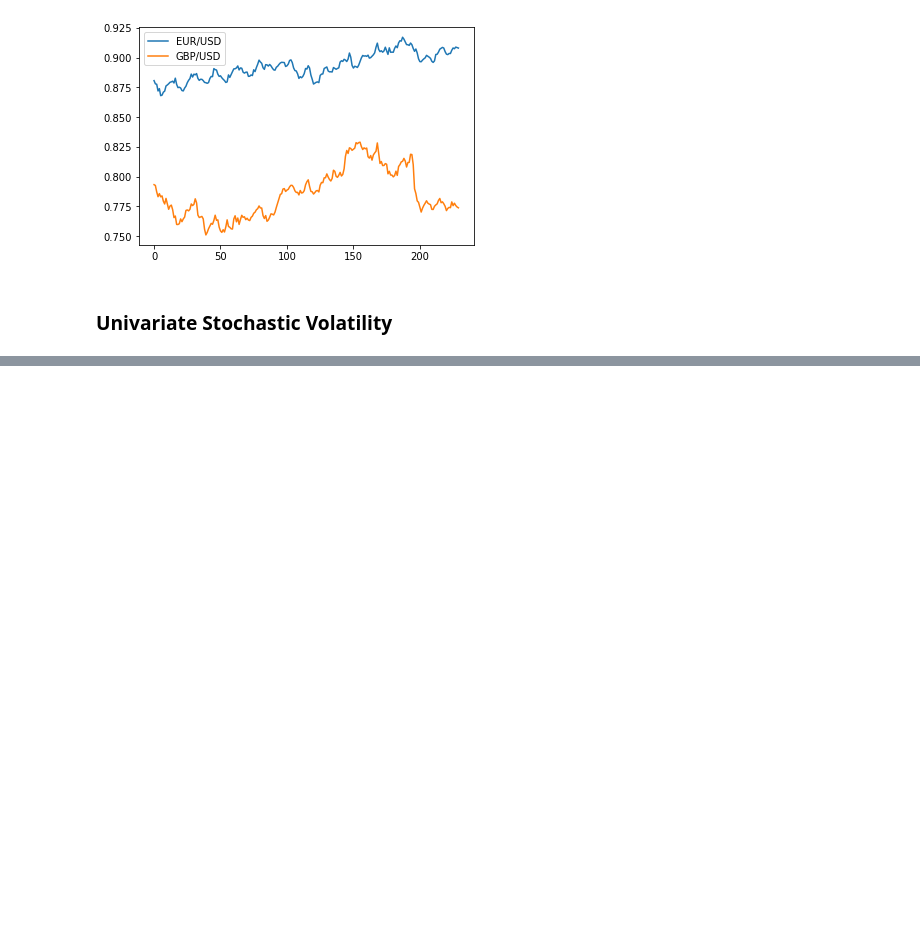
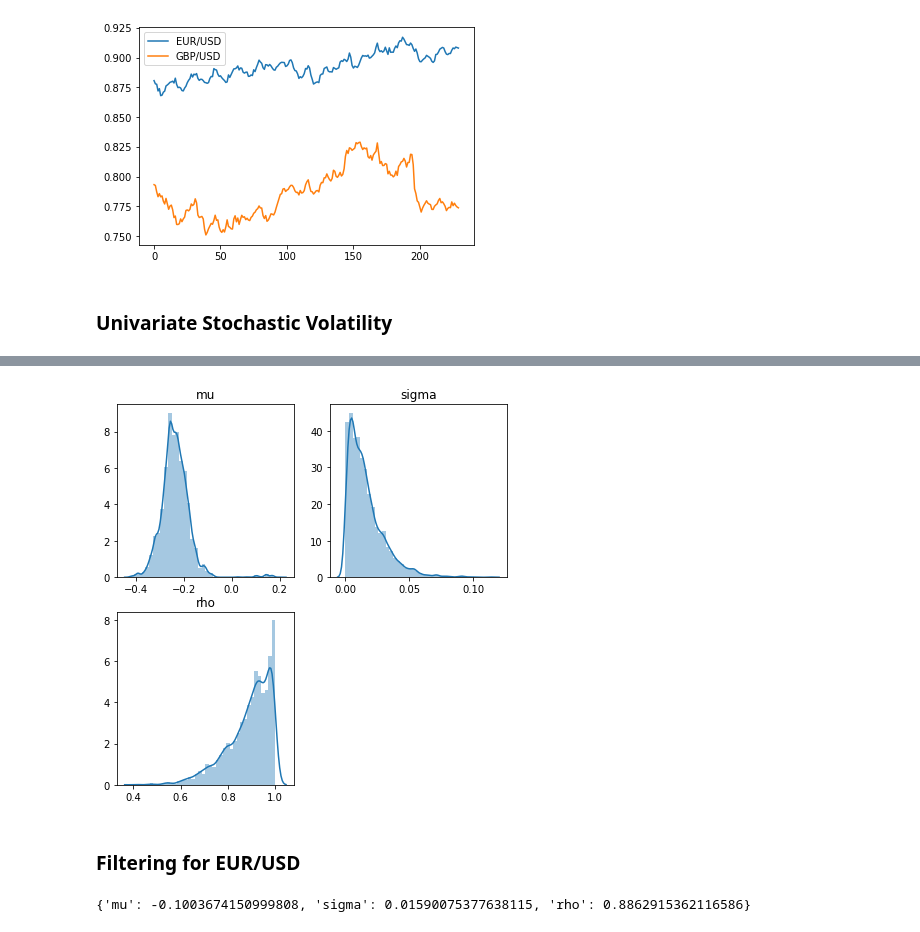
Before and after one commit to nathansiae/stochastic_volatility, a Jupyter notebook: univariate_sv.ipynb, the cells around one changed output, grey strips where cells are left out. Cells and saved outputs as stored; diff of their text form; code cells hidden in the pictures; blank space fills up the shorter version.

Commit message:
add filtering

```diff
--- a/univariate_sv.ipynb
+++ b/univariate_sv.ipynb
@@ -73,0 +74,15 @@ for i, param in enumerate(prior_dict.keys()):
+# %%
+pmmh_gbp = mcmc.PMMH(ssm_cls=StochVol, prior=my_prior, data=gbp, Nx=200, niter=10000)
+pmmh_gbp.run()  # Warning: takes a few seconds
+# %%
+# plot the marginals
+burnin = 100  # discard the 100 first iterations
+plt.figure(figsize=(7,7))
+for i, param in enumerate(prior_dict.keys()):
+    plt.subplot(2, 2, i+1)
+    sb.distplot(pmmh_gbp.chain.theta[param][burnin:], 40)
+    plt.title(param)
+# %% [output]
+[figure, added]
+# %% [markdown]
+### Filtering for EUR/USD
@@ -73,0 +95,4 @@ for i, param in enumerate(prior_dict.keys()):
+# %%
+print(theta)
+# %% [output]
+{'mu': -0.1003674150999808, 'sigma': 0.01590075377638115, 'rho': 0.8862915362116586}
```
Also changed, not shown: parts of 14 cells of this notebook.
